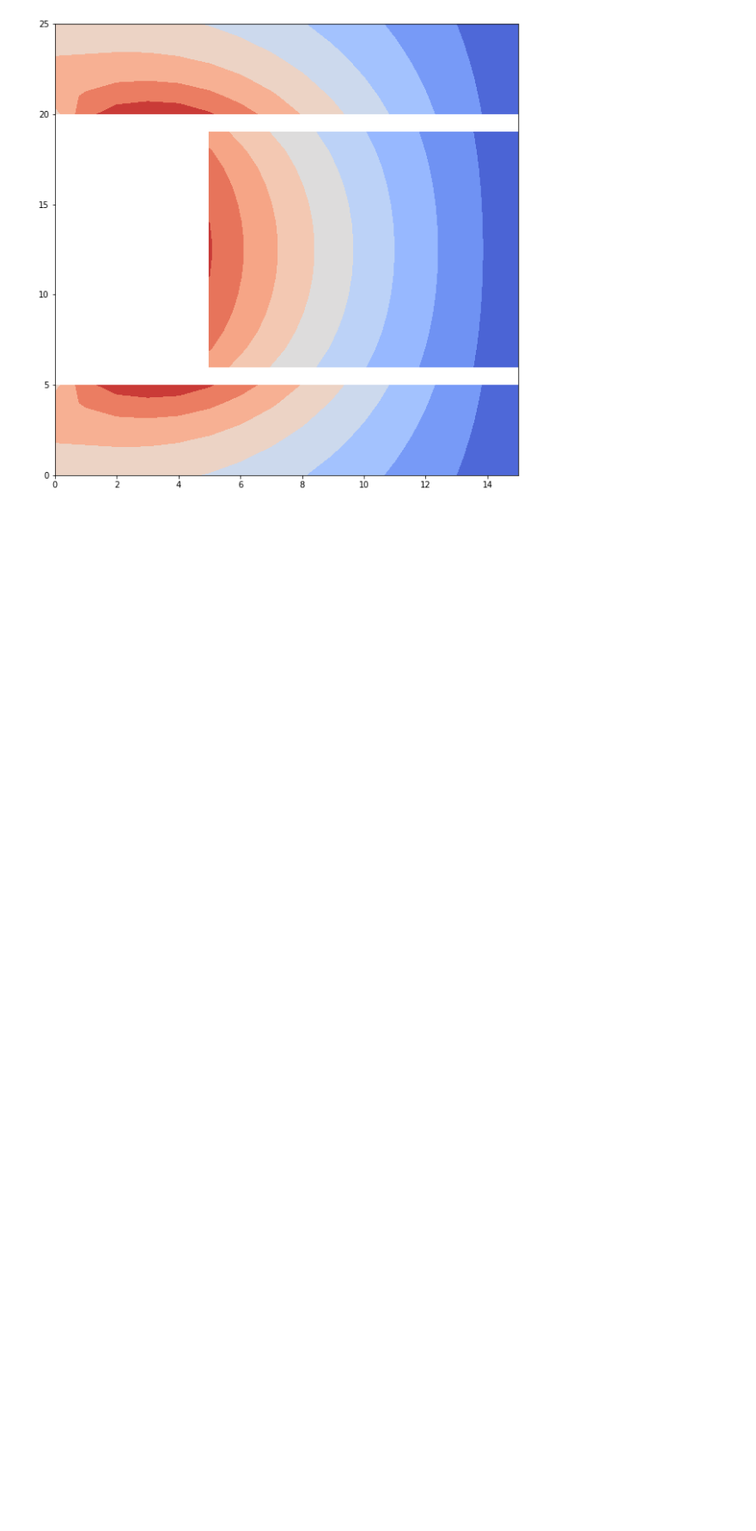
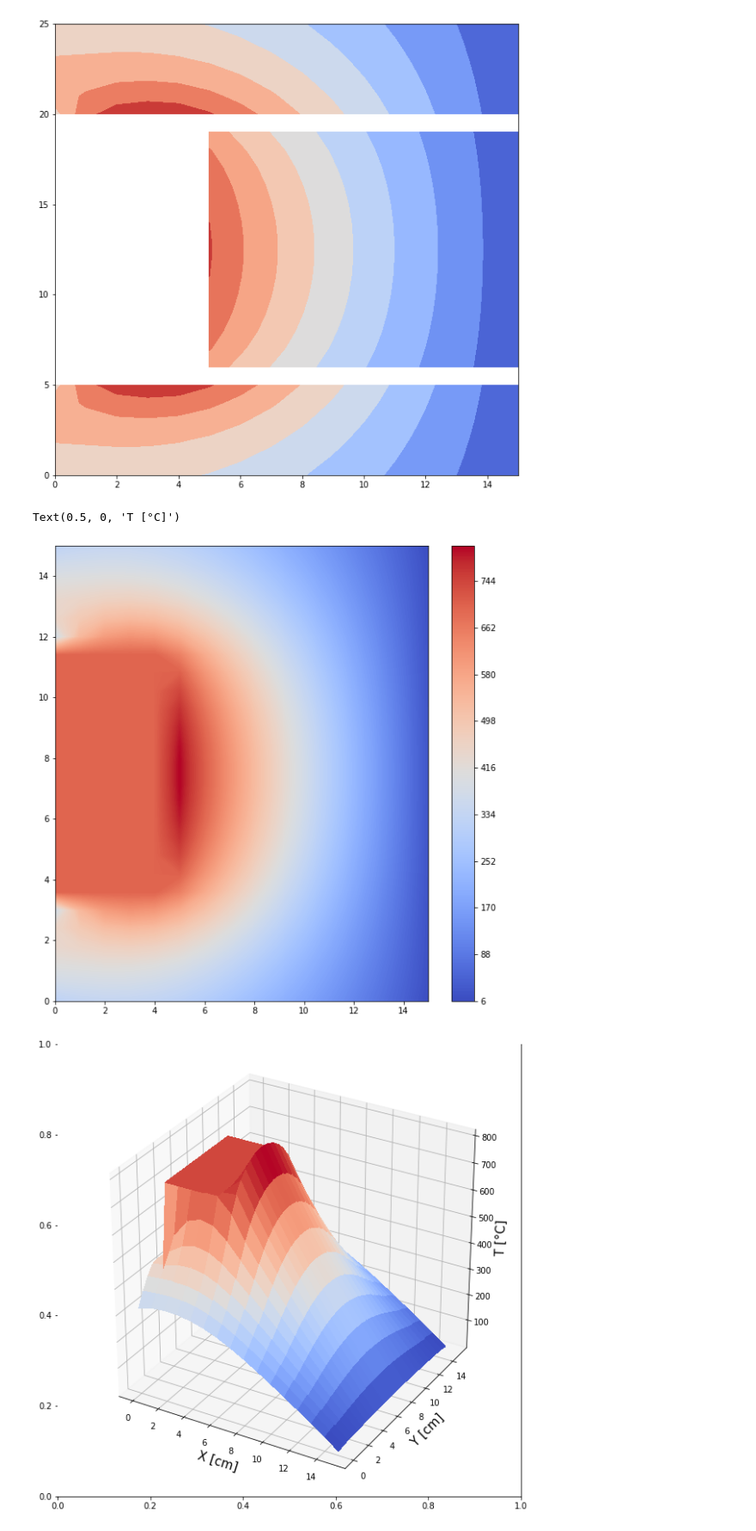
Before and after one commit to AndresFlorez-Git/Proyectos_Transferencia_de_Calor, a Jupyter notebook: Proyecto_2.ipynb, the cells around one changed output. Shown at 86% size. Drawn from its saved outputs; the diff is of its cells as text; code cells hidden in the pictures; blank space fills up the shorter version.

```diff
--- a/Proyecto_2.ipynb
+++ b/Proyecto_2.ipynb
@@ -20,6 +20,8 @@ k = 50
 # Calor de entrada:
 q = 5e3
 
+
+Temperatura_interior = 700
 
 ###################### NO TOCAR #################################
 
@@ -560,3 +562,29 @@ El espaciado entre nodos por la dirección y es:  1.0 cm
 [figure]
 [figure]
 [figure]
+# %%
+x_total = np.linspace(0,15,16)
+y_total = np.linspace(0,15,26)
+X_total,Y_total = np.meshgrid(x_total,y_total)
+X_temp_total = np.zeros((np.shape(X1)[0]+np.shape(X2)[0]+np.shape(X3)[0],np.shape(X1)[1]))+Temperatura_interior
+X_temp_total[0:np.shape(X1)[0],:] = X1_Temp[:,:]
+X_temp_total[np.shape(X1)[0]:np.shape(X1)[0]+np.shape(X2)[0],np.shape(X_temp_total)[1]-np.shape(X2)[1]:np.shape(X_temp_total)[1]] = X2_Temp[:,:]
+X_temp_total[20:26,:]=X3_Temp[:,:]
+
+
+fig1, ax1 = plt.subplots(figsize=(10,10))
+cs = ax1.contourf(X_total, Y_total, X_temp_total,500,cmap=cm.coolwarm)
+fig1.colorbar(cs)
+
+# ax1.clabel(cs, colors='black', fontsize=10)
+
+fig, ax = plt.subplots(figsize=(10,10))
+ax = fig.add_subplot(1,1,1,projection='3d')
+ax.plot_surface(X_total, Y_total, X_temp_total,cmap=cm.coolwarm, linewidth=0, antialiased=False)
+plt.xlabel('X [cm]',fontsize=15)
+plt.ylabel('Y [cm]',fontsize=15)
+ax.set_zlabel('T [°C]',fontsize=15)
+# %% [output]
+Text(0.5, 0, 'T [°C]')
+[figure, added]
+[figure, added]
```
Also changed, not shown: parts of 2 cells of this notebook.
